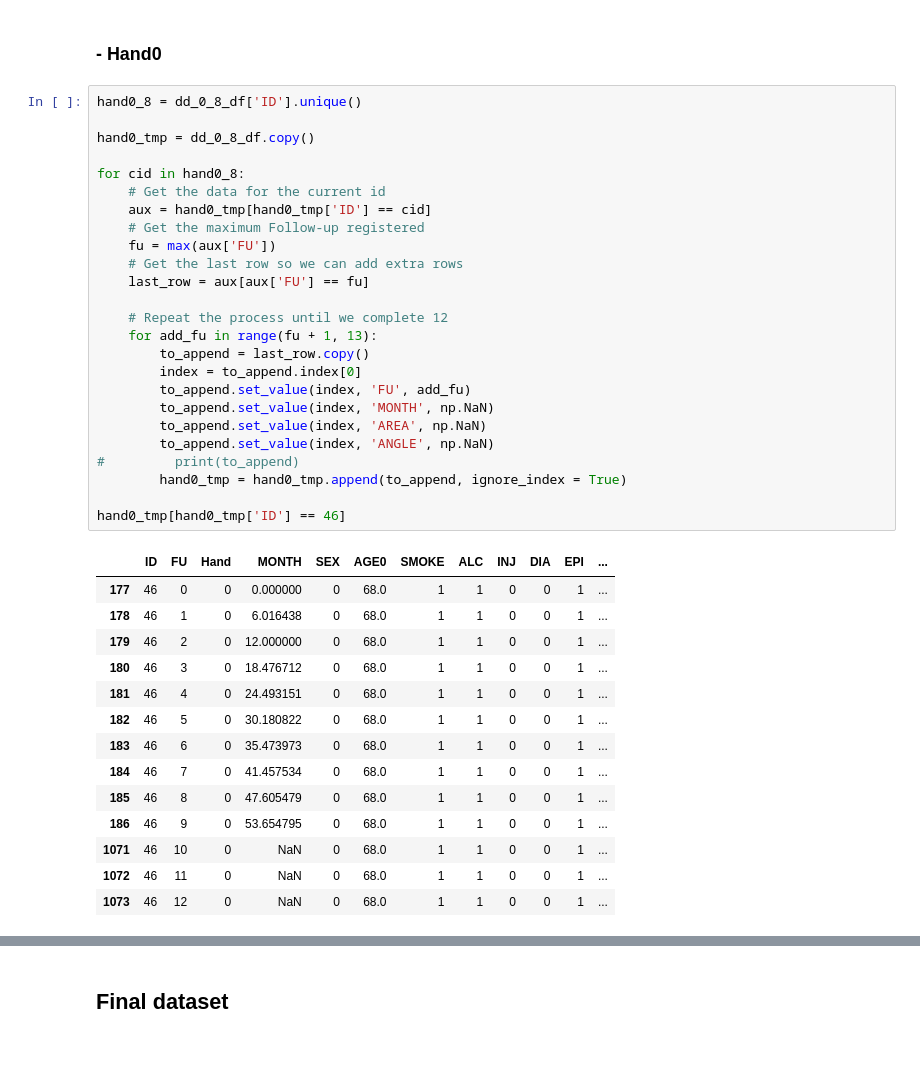
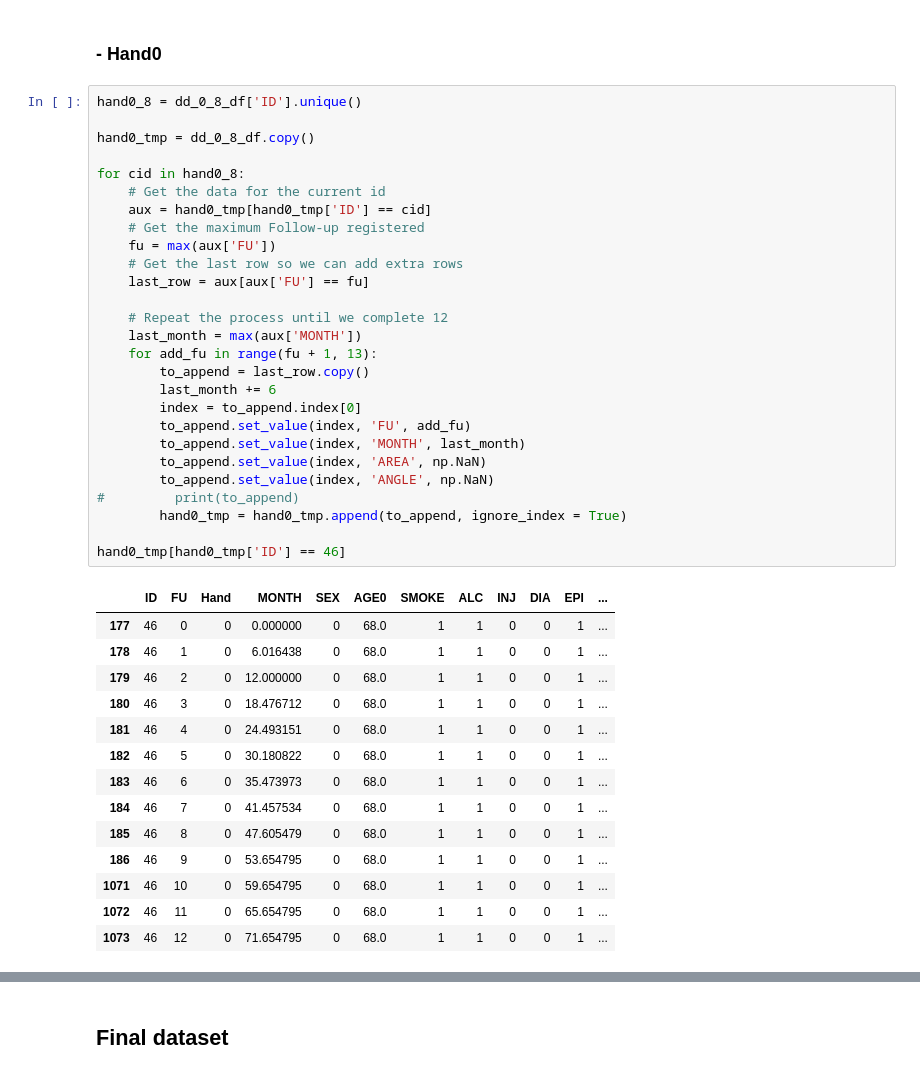
Before and after one commit to gomerudo/tuestatsbigdata, a Jupyter notebook: python/Data curation.ipynb, the cells around one changed output, grey strips where cells are left out. Saved outputs shown, nothing was run; the diff lists cells and outputs as text.

```diff
--- a/python/Data curation.ipynb
+++ b/python/Data curation.ipynb
@@ -310,37 +310,39 @@ for cid in hand0_8:
     # Get the data for the current id
     aux = hand0_tmp[hand0_tmp['ID'] == cid]
     # Get the maximum Follow-up registered
     fu = max(aux['FU'])
     # Get the last row so we can add extra rows
     last_row = aux[aux['FU'] == fu]
 
     # Repeat the process until we complete 12
+    last_month = max(aux['MONTH'])
     for add_fu in range(fu + 1, 13):
         to_append = last_row.copy()
+        last_month += 6
         index = to_append.index[0]
         to_append.set_value(index, 'FU', add_fu)
-        to_append.set_value(index, 'MONTH', np.NaN)
+        to_append.set_value(index, 'MONTH', last_month)
         to_append.set_value(index, 'AREA', np.NaN)
         to_append.set_value(index, 'ANGLE', np.NaN)
 #         print(to_append)
         hand0_tmp = hand0_tmp.append(to_append, ignore_index = True)
 
 hand0_tmp[hand0_tmp['ID'] == 46]
 # %% [output]
 |  | ID | FU | Hand | MONTH | SEX | AGE0 | SMOKE | ALC | INJ | DIA | EPI | ... |
 | 177 | 46 | 0 | 0 | 0.000000 | 0 | 68.0 | 1 | 1 | 0 | 0 | 1 | ... |
 | 178 | 46 | 1 | 0 | 6.016438 | 0 | 68.0 | 1 | 1 | 0 | 0 | 1 | ... |
 | 179 | 46 | 2 | 0 | 12.000000 | 0 | 68.0 | 1 | 1 | 0 | 0 | 1 | ... |
 | 180 | 46 | 3 | 0 | 18.476712 | 0 | 68.0 | 1 | 1 | 0 | 0 | 1 | ... |
 | 181 | 46 | 4 | 0 | 24.493151 | 0 | 68.0 | 1 | 1 | 0 | 0 | 1 | ... |
 | 182 | 46 | 5 | 0 | 30.180822 | 0 | 68.0 | 1 | 1 | 0 | 0 | 1 | ... |
 | 183 | 46 | 6 | 0 | 35.473973 | 0 | 68.0 | 1 | 1 | 0 | 0 | 1 | ... |
 | 184 | 46 | 7 | 0 | 41.457534 | 0 | 68.0 | 1 | 1 | 0 | 0 | 1 | ... |
 | 185 | 46 | 8 | 0 | 47.605479 | 0 | 68.0 | 1 | 1 | 0 | 0 | 1 | ... |
 | 186 | 46 | 9 | 0 | 53.654795 | 0 | 68.0 | 1 | 1 | 0 | 0 | 1 | ... |
-| 1071 | 46 | 10 | 0 | NaN | 0 | 68.0 | 1 | 1 | 0 | 0 | 1 | ... |
-| 1072 | 46 | 11 | 0 | NaN | 0 | 68.0 | 1 | 1 | 0 | 0 | 1 | ... |
-| 1073 | 46 | 12 | 0 | NaN | 0 | 68.0 | 1 | 1 | 0 | 0 | 1 | ... |
+| 1071 | 46 | 10 | 0 | 59.654795 | 0 | 68.0 | 1 | 1 | 0 | 0 | 1 | ... |
+| 1072 | 46 | 11 | 0 | 65.654795 | 0 | 68.0 | 1 | 1 | 0 | 0 | 1 | ... |
+| 1073 | 46 | 12 | 0 | 71.654795 | 0 | 68.0 | 1 | 1 | 0 | 0 | 1 | ... |
 # %%
 hand1_8 = dd_1_8_df['ID'].unique()
 
```
Also changed, not shown: parts of 2 cells of this notebook, 2 other files.
